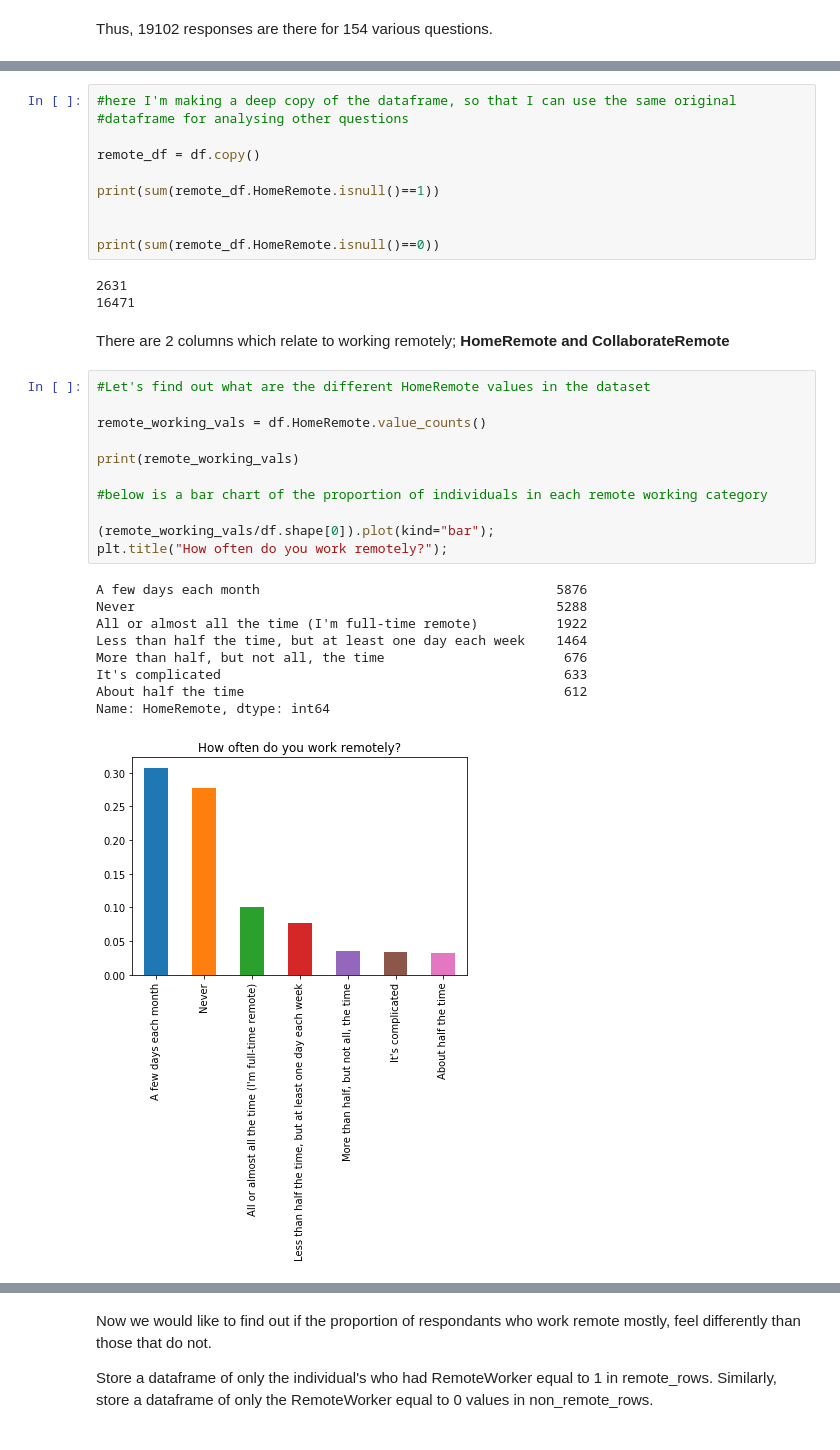
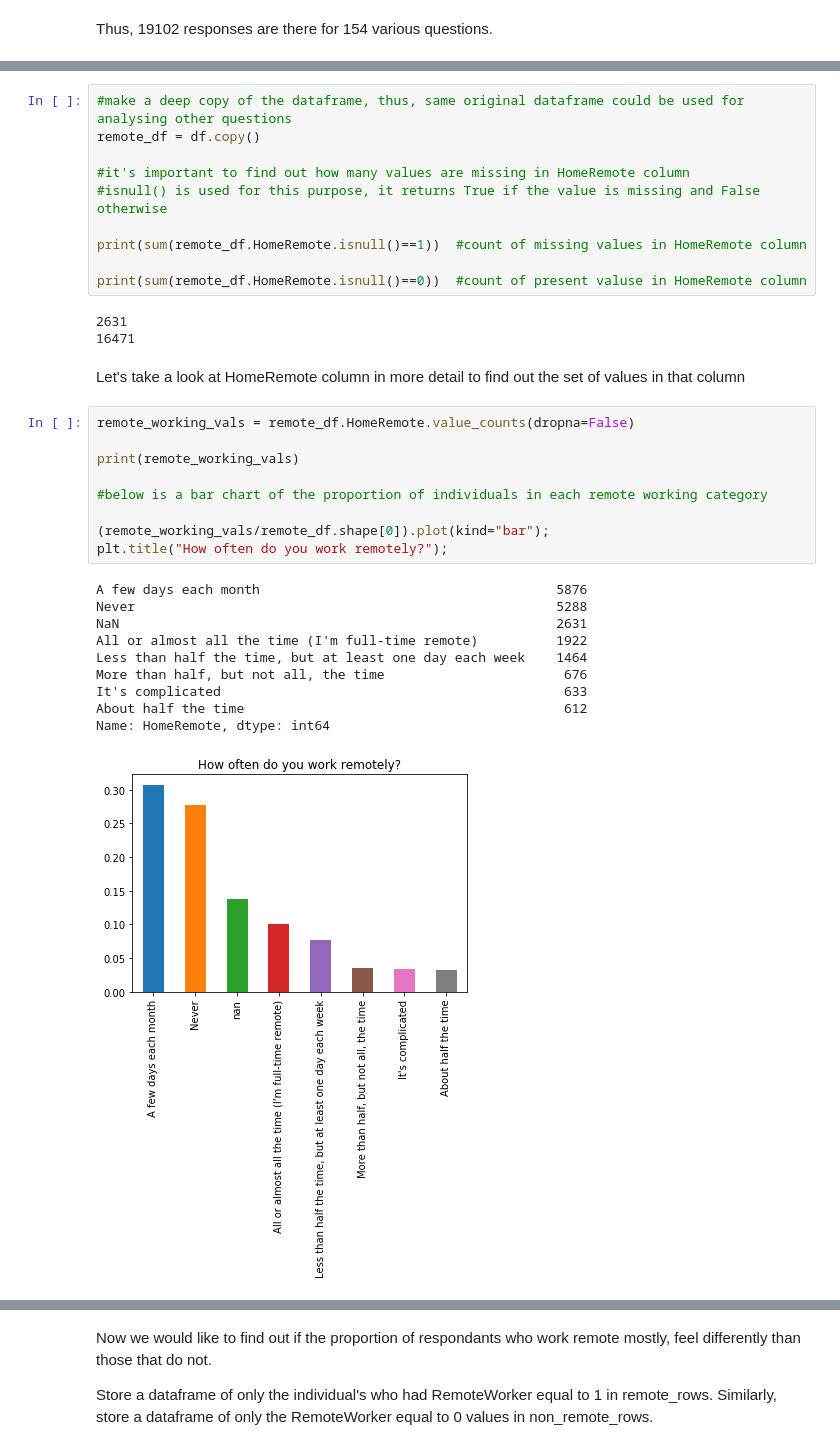
Before and after one commit to laksheenmendis/Mining-Stackoverflow-survey-results, a Jupyter notebook: Know more about developers.ipynb, the cells around one changed output, grey strips where cells are left out. Cells and saved outputs as stored; diff of their text form.

Commit message:
handling missing values in remote working question

```diff
--- a/Know more about developers.ipynb
+++ b/Know more about developers.ipynb
@@ -47,36 +67,35 @@ Here I'm trying to figure out whether **respondants who mostly work remotely hav
 # %%
-#here I'm making a deep copy of the dataframe, so that I can use the same original
-#dataframe for analysing other questions
-
+#make a deep copy of the dataframe, thus, same original dataframe could be used for analysing other questions
 remote_df = df.copy()
 
-print(sum(remote_df.HomeRemote.isnull()==1))
+#it's important to find out how many values are missing in HomeRemote column
+#isnull() is used for this purpose, it returns True if the value is missing and False otherwise
 
+print(sum(remote_df.HomeRemote.isnull()==1))  #count of missing values in HomeRemote column
 
-print(sum(remote_df.HomeRemote.isnull()==0))
+print(sum(remote_df.HomeRemote.isnull()==0))  #count of present valuse in HomeRemote column
 # %% [output]
 2631
 16471
-# %% [markdown]
-There are 2 columns which relate to working remotely; **HomeRemote and CollaborateRemote**
+# %% [markdown]
+Let's take a look at HomeRemote column in more detail to find out the set of values in that column
 # %%
-#Let's find out what are the different HomeRemote values in the dataset
-
-remote_working_vals = df.HomeRemote.value_counts()
+remote_working_vals = remote_df.HomeRemote.value_counts(dropna=False)
 
 print(remote_working_vals)
 
 #below is a bar chart of the proportion of individuals in each remote working category
 
-(remote_working_vals/df.shape[0]).plot(kind="bar");
+(remote_working_vals/remote_df.shape[0]).plot(kind="bar");
 plt.title("How often do you work remotely?");
 # %% [output]
 A few days each month                                      5876
 Never                                                      5288
+NaN                                                        2631
 All or almost all the time (I'm full-time remote)          1922
 Less than half the time, but at least one day each week    1464
 More than half, but not all, the time                       676
 It's complicated                                            633
 About half the time                                         612
 Name: HomeRemote, dtype: int64
-[figure, old version]
+[figure, new version]
```
Also changed, not shown: parts of 11 cells of this notebook.
